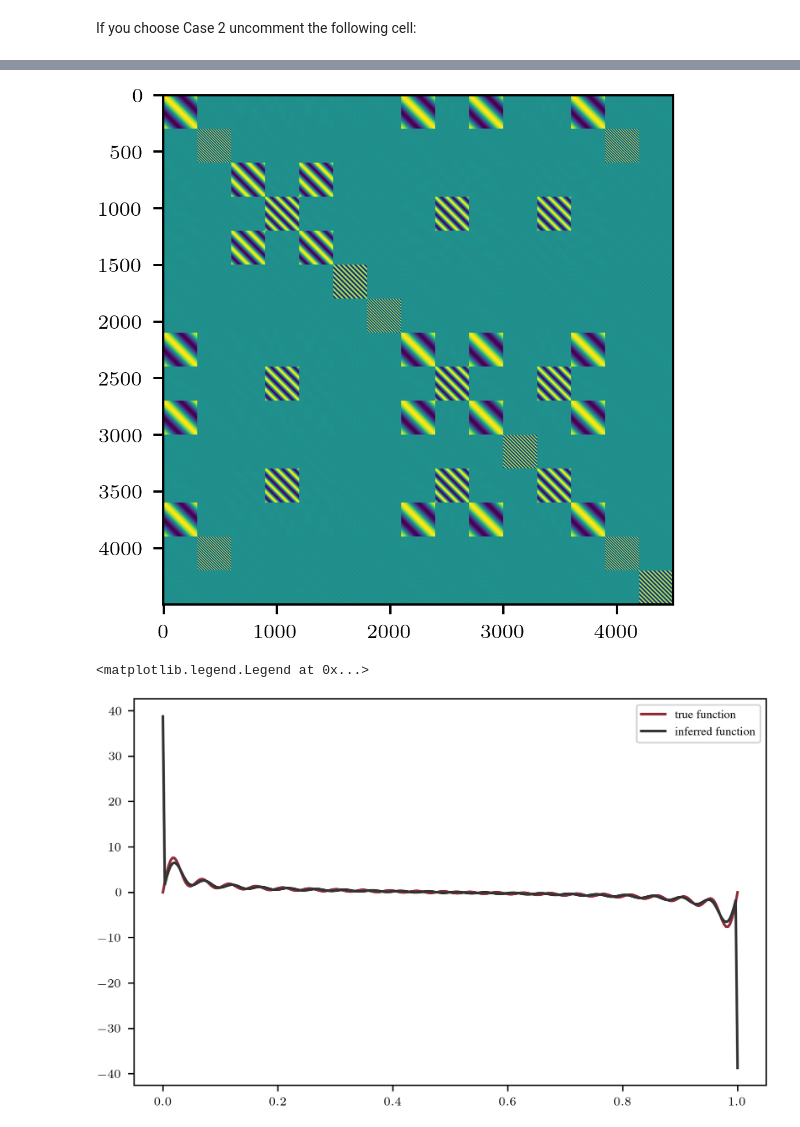
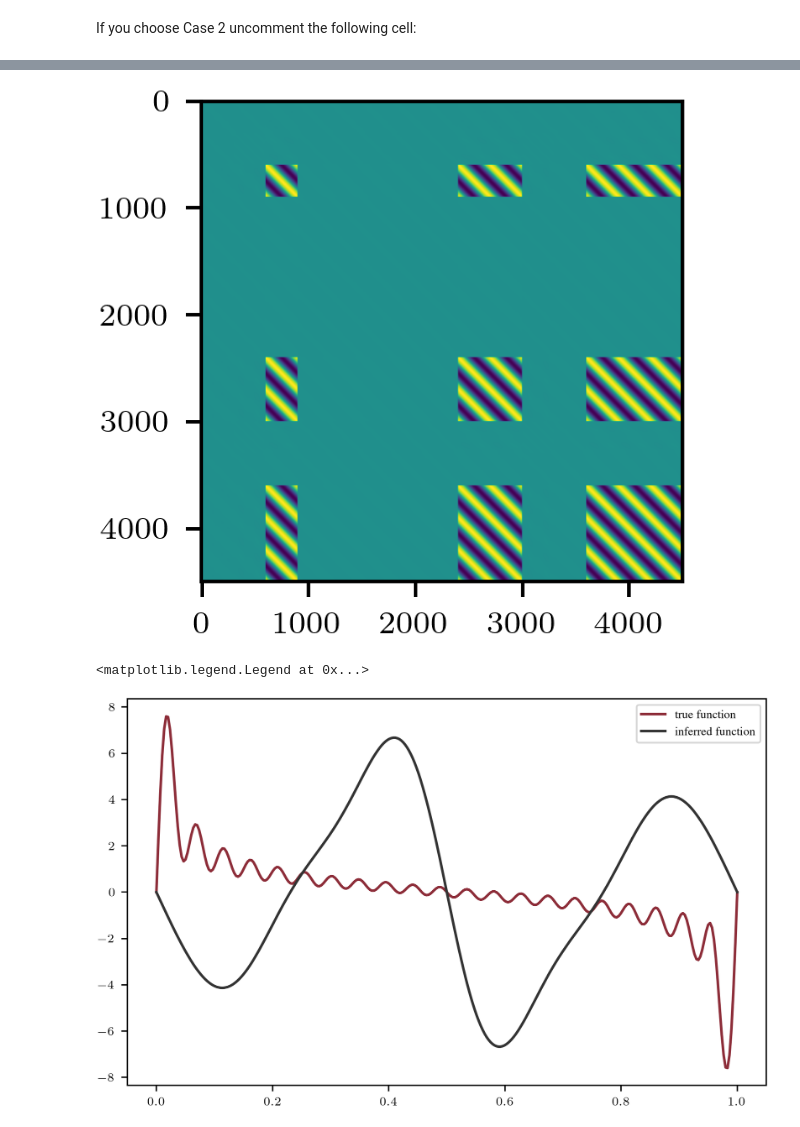
Before and after one commit to EmiliaMagnani/learnconv, a Jupyter notebook: circular_conv.ipynb, the cells around one changed output, grey strips where cells are left out. Drawn from its saved outputs; the diff is of its cells as text; code cells hidden in the pictures.

```diff
--- a/circular_conv.ipynb
+++ b/circular_conv.ipynb
@@ -84,9 +84,9 @@ def S_star_operator_for_cov(XK, X, k, N, h ):
     return S_star
 # %%
 #CHOOSE number of input functions
-N = 15
+N = 20
 
-d = 300 # grid points
+d = 100 # grid points
 
 t_left = 0
 t_right = 1
@@ -109,8 +111,8 @@ def sin_polin(t,alpha,M):
 
 
 #CHOOSE ground truth function and obs. noise         y_i = x_i * true_w + noise
-beta = .3
-sum_until = 20  # index of truncation of the fourier series
+beta = .4
+sum_until = 90  # index of truncation of the fourier series
 true_w = sin_polin(t,beta,sum_until)
 
 noise = 0.05
@@ -254,9 +271,9 @@ GY = G.inv() @ Y.T.reshape(d*N,) #np.linalg.solve(G, Y.T.reshape(d*N,))
 GY = GY.reshape(N,d).T
 w = S_star_operator(GY, X = X_operators, ker_mat = k0, t_right = t_right, t_left = t_left, N = N, d = d)
 # %%
-fig, ax = plt.subplots(1,1,figsize=(4, 3))
+fig, ax = plt.subplots(1,1,figsize=(3, 2))
 ax.imshow(SS_star_mat)
 plt.tight_layout()
 # %% [output]
-[figure, old version]
+[figure, new version]
 # %%
@@ -281,4 +298,4 @@ ax.plot(t, w, label="inferred function", color=dark)
 ax.legend()
 # %% [output]
 <matplotlib.legend.Legend at 0x...>
-[figure, old version]
+[figure, new version]
```
Also changed, not shown: parts of 7 cells of this notebook, 1 other file.
